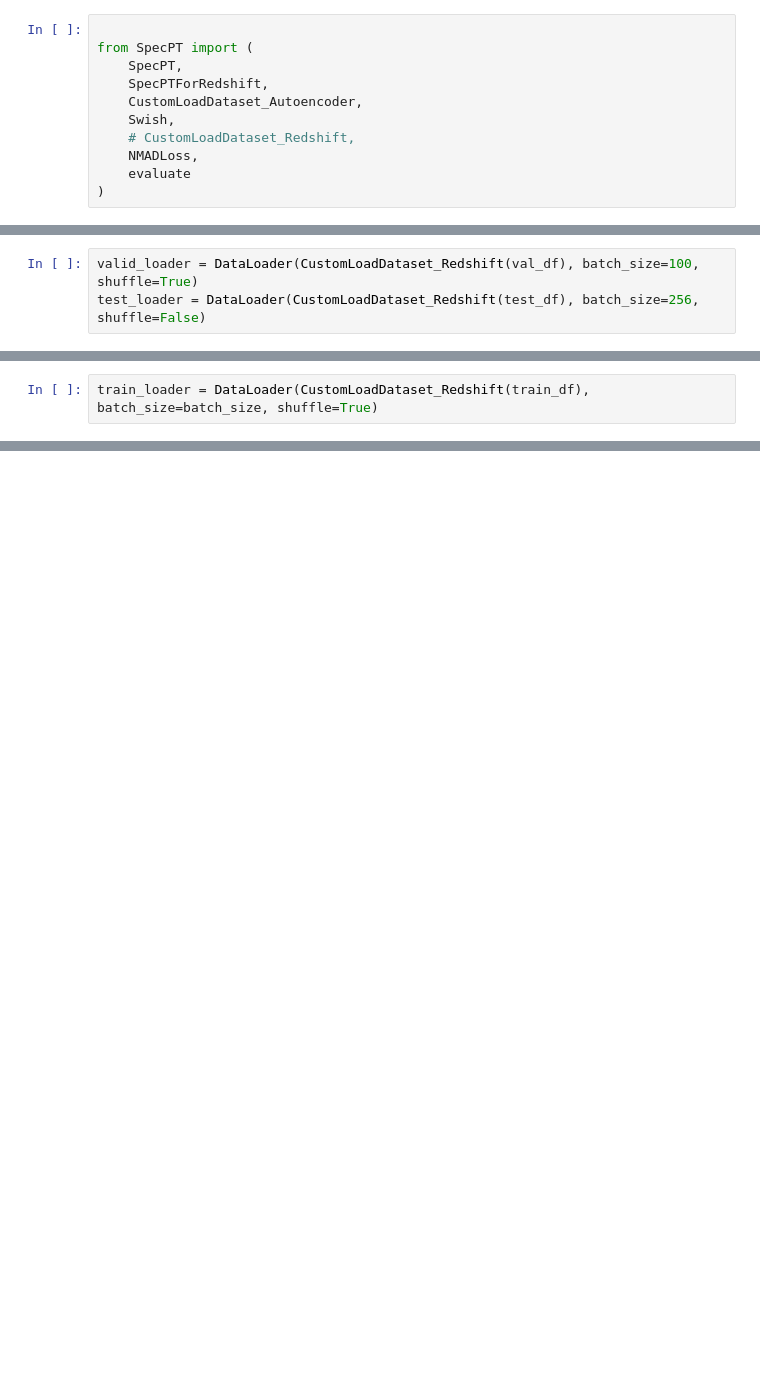
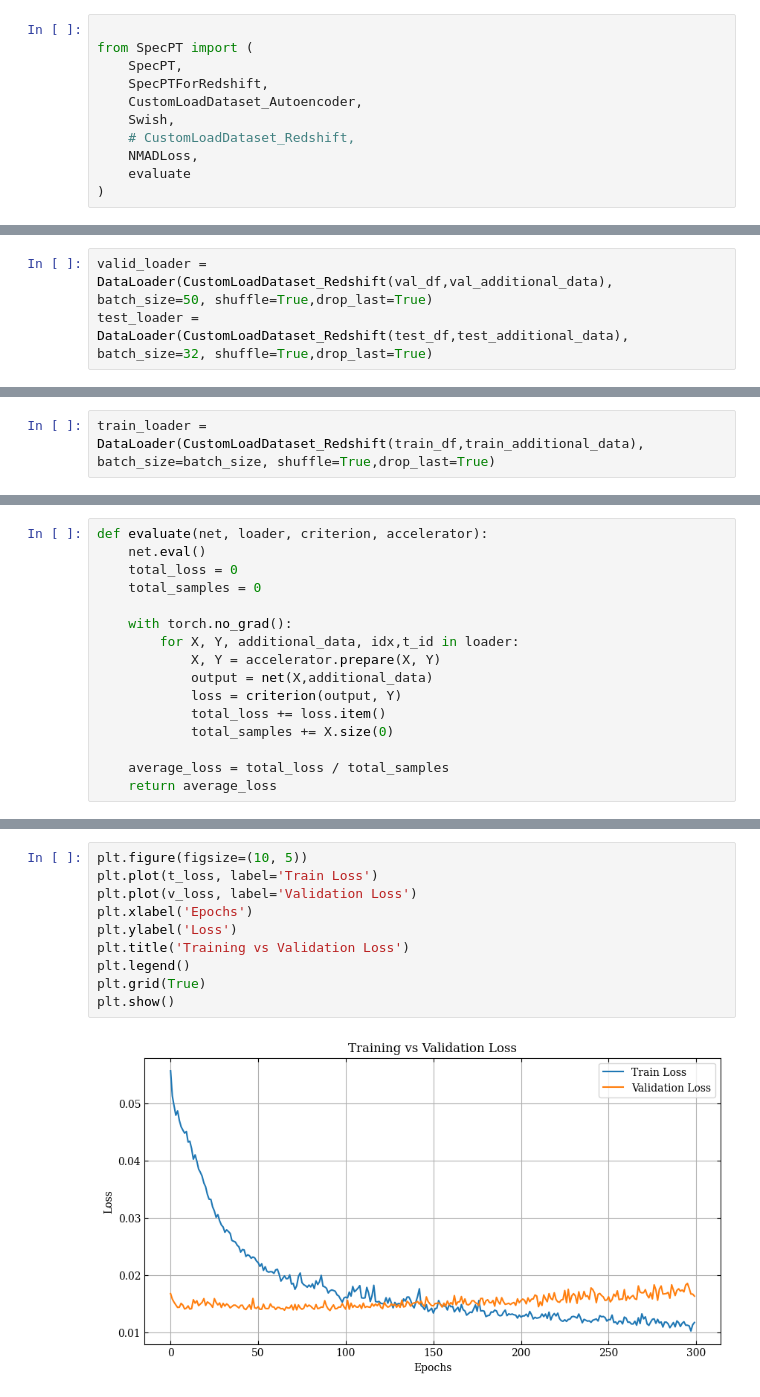
Before and after one commit to CliveKBinu/IMGS-789-Advanced-Robust-ML-for-Interdisciplinary-Imaging-Science-Applications, a Jupyter notebook: group_project/HST_redshift_photo.ipynb, the cells around one changed output, grey strips where cells are left out. Cells and saved outputs as stored; diff of their text form; blank space fills up the shorter version.

```diff
--- a/group_project/HST_redshift_photo.ipynb
+++ b/group_project/HST_redshift_photo.ipynb
@@ -250,5 +417,5 @@ class CustomLoadDataset_Redshift(Dataset):
 # %%
-valid_loader = DataLoader(CustomLoadDataset_Redshift(val_df), batch_size=100, shuffle=True)
-test_loader = DataLoader(CustomLoadDataset_Redshift(test_df), batch_size=256, shuffle=False)
+valid_loader = DataLoader(CustomLoadDataset_Redshift(val_df,val_additional_data), batch_size=50, shuffle=True,drop_last=True)
+test_loader = DataLoader(CustomLoadDataset_Redshift(test_df,test_additional_data), batch_size=32, shuffle=True,drop_last=True)
 # %%
 n=1
@@ -271,3 +453,3 @@ config = {
 }
 # %%
-train_loader = DataLoader(CustomLoadDataset_Redshift(train_df), batch_size=batch_size, shuffle=True)
+train_loader = DataLoader(CustomLoadDataset_Redshift(train_df,train_additional_data), batch_size=batch_size, shuffle=True,drop_last=True)
@@ -273,0 +616,16 @@ train_loader = DataLoader(CustomLoadDataset_Redshift(train_df), batch_size=batch
+# %%
+def evaluate(net, loader, criterion, accelerator):
+    net.eval()
+    total_loss = 0
+    total_samples = 0
+
+    with torch.no_grad():
+        for X, Y, additional_data, idx,t_id in loader:
+            X, Y = accelerator.prepare(X, Y)
+            output = net(X,additional_data)
+            loss = criterion(output, Y)
+            total_loss += loss.item()
+            total_samples += X.size(0)
+
+    average_loss = total_loss / total_samples
+    return average_loss
@@ -273,0 +711,12 @@ train_loader = DataLoader(CustomLoadDataset_Redshift(train_df), batch_size=batch
+# %%
+plt.figure(figsize=(10, 5))
+plt.plot(t_loss, label='Train Loss')
+plt.plot(v_loss, label='Validation Loss')
+plt.xlabel('Epochs')
+plt.ylabel('Loss')
+plt.title('Training vs Validation Loss')
+plt.legend()
+plt.grid(True)
+plt.show()
+# %% [output]
+[figure, added]
```
Also changed, not shown: parts of 26 cells of this notebook, 2 other files.
